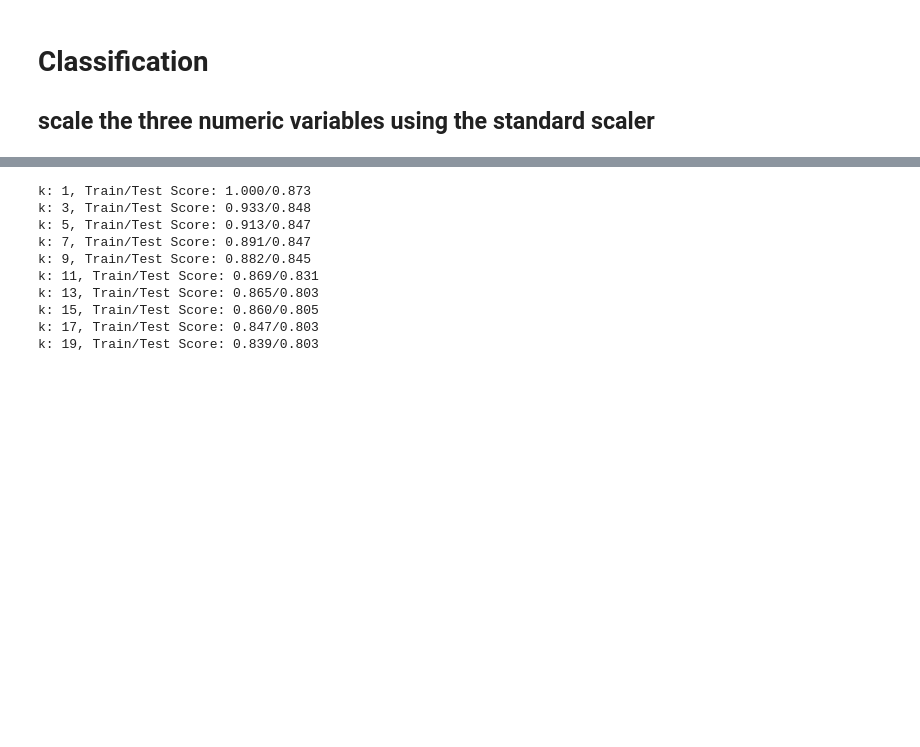
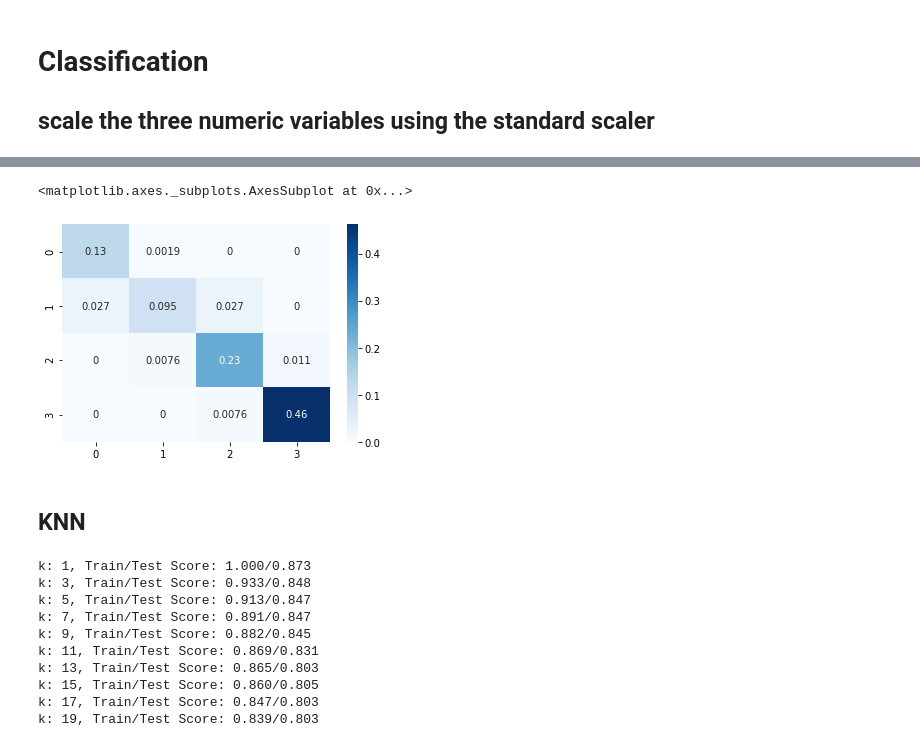
Before and after one commit to NPVoravong/obesity-estimation, a Jupyter notebook: jupyter/trying one hot encoding for some variables.ipynb, the cells around one changed output, grey strips where cells are left out. Drawn from its saved outputs; the diff is of its cells as text; code cells hidden in the pictures; blank space fills up the shorter version.

```diff
--- a/jupyter/trying one hot encoding for some variables.ipynb
+++ b/jupyter/trying one hot encoding for some variables.ipynb
@@ -245,0 +258,4 @@ X_test_scaled;
+# %%
+from sklearn.linear_model import LogisticRegression
+classifier = LogisticRegression(max_iter=10000)
+classifier
@@ -245,0 +264,2 @@ X_test_scaled;
+# %%
+classifier.fit(X_train_scaled, y_train)
@@ -246,3 +299,13 @@ X_test_scaled;
+# %%
+from sklearn import metrics
+cfmatrix = metrics.confusion_matrix(y_true=y_test, y_pred=classifier.predict(X_test_scaled))
+import seaborn as sns
+sns.heatmap(cfmatrix/y_test.size, annot=True,fmt='.2g', cmap='Blues',)
+# %% [output]
+<matplotlib.axes._subplots.AxesSubplot at 0x...>
+[figure, added]
+# %% [markdown]
+## KNN
 # %%
 from sklearn.neighbors import KNeighborsClassifier
 
```
Also changed, not shown: parts of 11 cells of this notebook, 9 other files.
